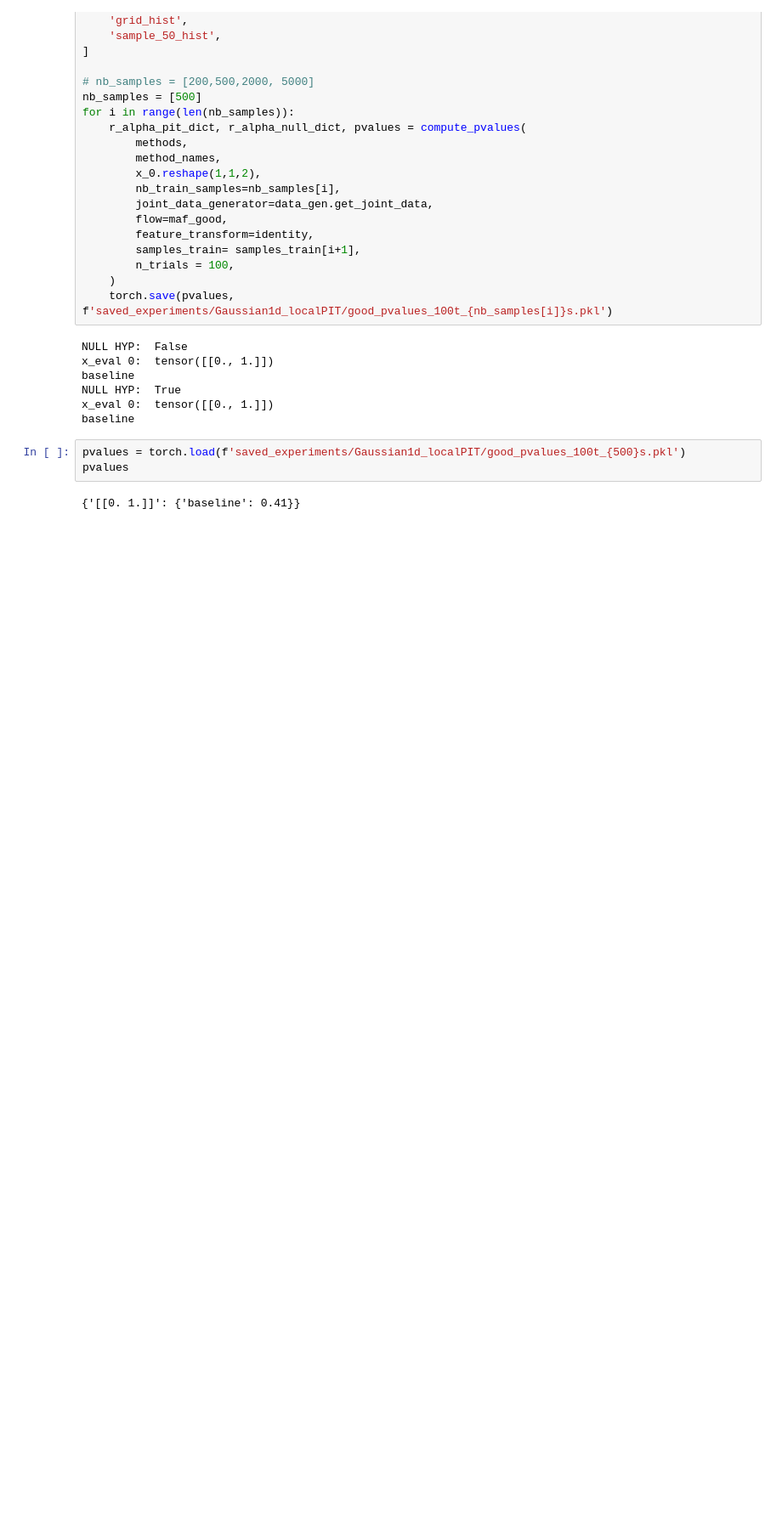
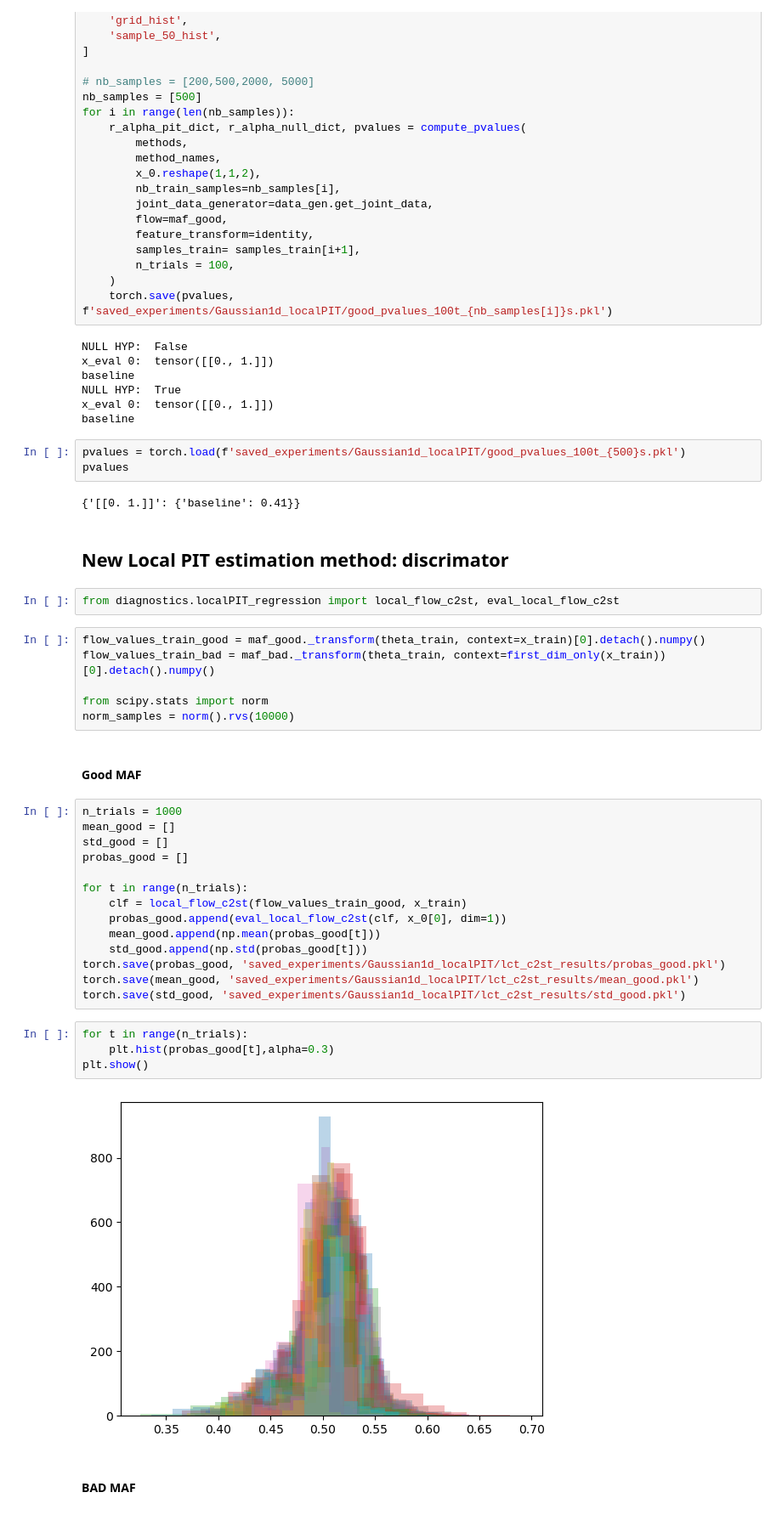
Before and after one commit to JuliaLinhart/valDiags_flows, a Jupyter notebook: PIT_for_ConditionalFlows.ipynb, the cells around one changed output. Shown at 85% size. Drawn from its saved outputs; the diff is of its cells as text; blank space fills up the shorter version.

```diff
--- a/PIT_for_ConditionalFlows.ipynb
+++ b/PIT_for_ConditionalFlows.ipynb
@@ -1295,3 +1298,37 @@ pvalues = torch.load(f'saved_experiments/Gaussian1d_localPIT/good_pvalues_100t_{
 pvalues
 # %% [output]
 {'[[0. 1.]]': {'baseline': 0.41}}
+# %% [markdown]
+## New Local PIT estimation method: discrimator
+# %%
+from diagnostics.localPIT_regression import local_flow_c2st, eval_local_flow_c2st
+# %%
+flow_values_train_good = maf_good._transform(theta_train, context=x_train)[0].detach().numpy()
+flow_values_train_bad = maf_bad._transform(theta_train, context=first_dim_only(x_train))[0].detach().numpy()
+
+from scipy.stats import norm
+norm_samples = norm().rvs(10000)
+# %% [markdown]
+#### Good MAF
+# %%
+n_trials = 1000
+mean_good = []
+std_good = []
+probas_good = []
+
+for t in range(n_trials):
+    clf = local_flow_c2st(flow_values_train_good, x_train)
+    probas_good.append(eval_local_flow_c2st(clf, x_0[0], dim=1))
+    mean_good.append(np.mean(probas_good[t]))
+    std_good.append(np.std(probas_good[t]))
+torch.save(probas_good, 'saved_experiments/Gaussian1d_localPIT/lct_c2st_results/probas_good.pkl')
+torch.save(mean_good, 'saved_experiments/Gaussian1d_localPIT/lct_c2st_results/mean_good.pkl')
+torch.save(std_good, 'saved_experiments/Gaussian1d_localPIT/lct_c2st_results/std_good.pkl')
+# %%
+for t in range(n_trials):
+    plt.hist(probas_good[t],alpha=0.3)
+plt.show()
+# %% [output]
+[figure, added]
+# %% [markdown]
+#### BAD MAF
```
Also changed, not shown: parts of 24 cells of this notebook, 6 other files.
